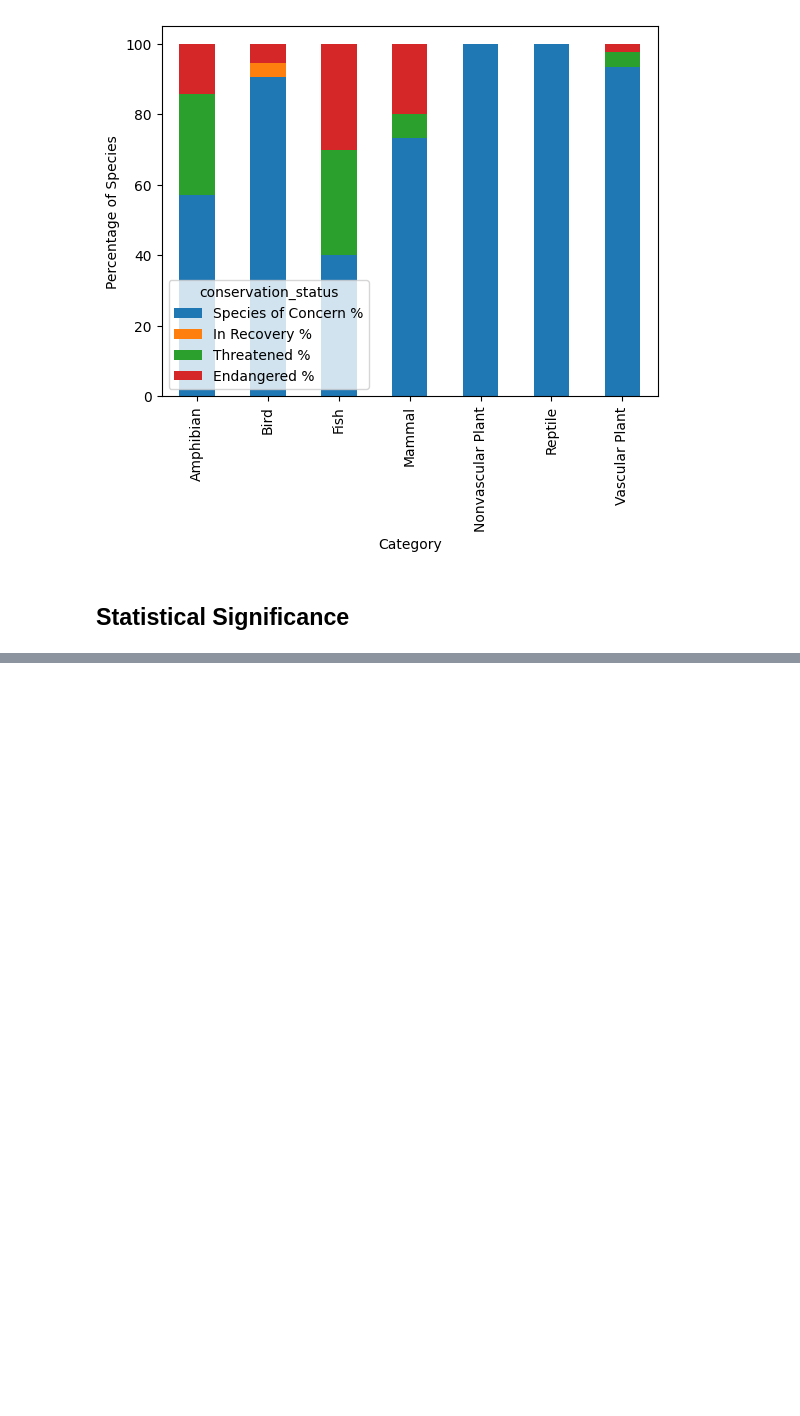
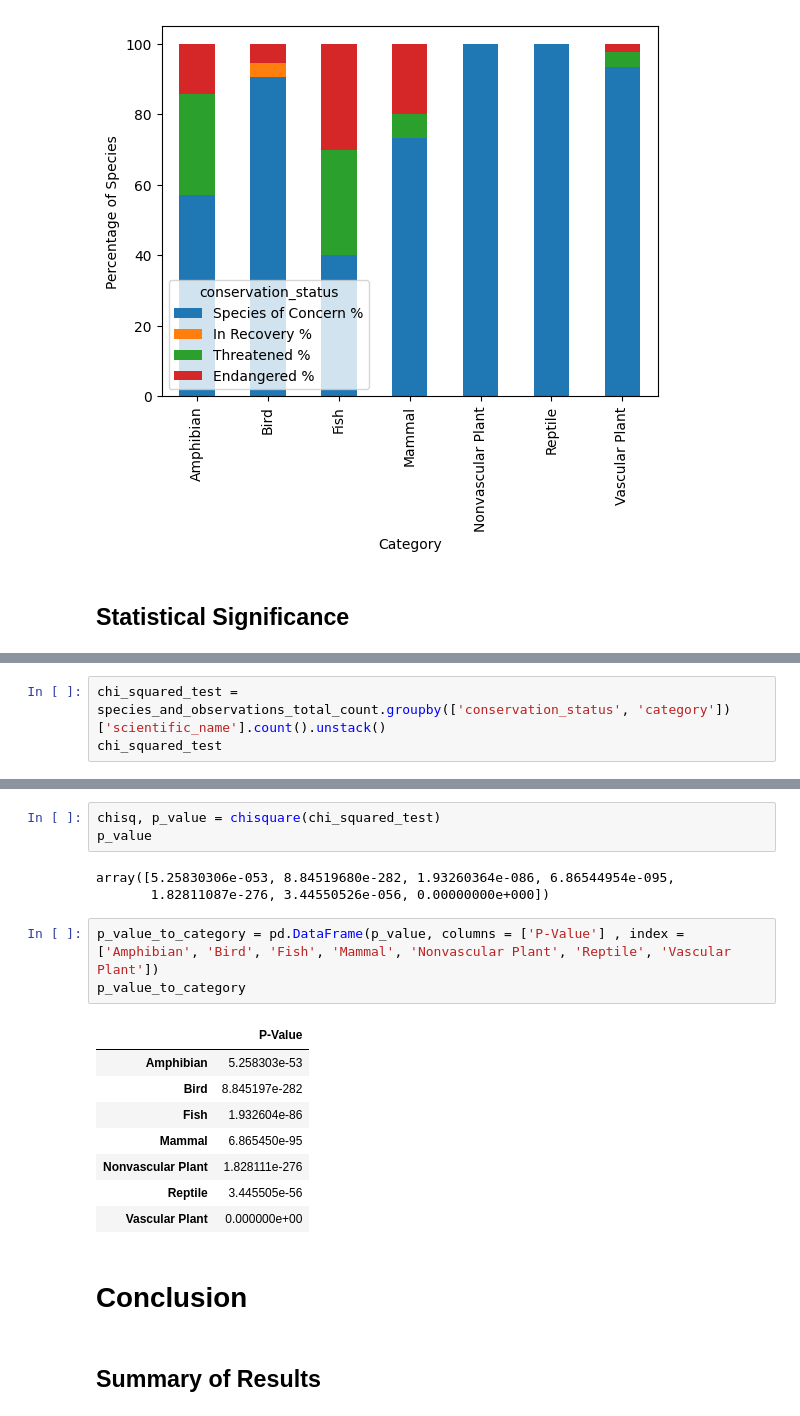
Before and after one commit to ChrisBertolino/Biodiversity, a Jupyter notebook: biodiversity.ipynb, the cells around one changed output, grey strips where cells are left out. Cells and saved outputs as stored; diff of their text form; blank space fills up the shorter version.

Commit message:
Project Complete
Project is now complete. Statistical significance has been performed, and Conclusion section has been written.

Unless bugs/errors are noticed, this should conclude the project.

```diff
--- a/biodiversity.ipynb
+++ b/biodiversity.ipynb
@@ -547,0 +568,3 @@ Text(0, 0.5, 'Percentage of Species')
+# %%
+chi_squared_test = species_and_observations_total_count.groupby(['conservation_status', 'category'])['scientific_name'].count().unstack()
+chi_squared_test
@@ -547,0 +579,22 @@ Text(0, 0.5, 'Percentage of Species')
+# %%
+chisq, p_value = chisquare(chi_squared_test)
+p_value
+# %% [output]
+array([5.25830306e-053, 8.84519680e-282, 1.93260364e-086, 6.86544954e-095,
+       1.82811087e-276, 3.44550526e-056, 0.00000000e+000])
+# %%
+p_value_to_category = pd.DataFrame(p_value, columns = ['P-Value'] , index = ['Amphibian', 'Bird', 'Fish', 'Mammal', 'Nonvascular Plant', 'Reptile', 'Vascular Plant'])
+p_value_to_category
+# %% [output]
+|  | P-Value |
+| Amphibian | 5.258303e-53 |
+| Bird | 8.845197e-282 |
+| Fish | 1.932604e-86 |
+| Mammal | 6.865450e-95 |
+| Nonvascular Plant | 1.828111e-276 |
+| Reptile | 3.445505e-56 |
+| Vascular Plant | 0.000000e+00 |
+# %% [markdown]
+# Conclusion
+# %% [markdown]
+## Summary of Results
```
Also changed, not shown: parts of 7 cells of this notebook.
